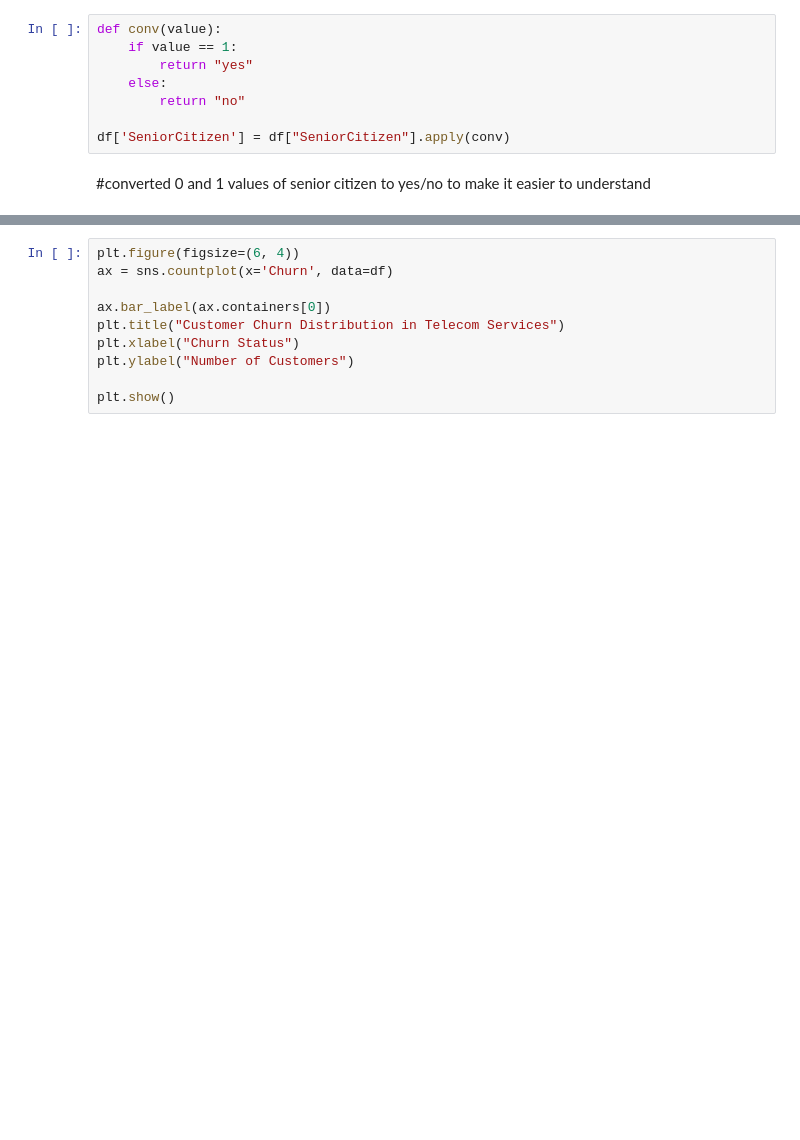
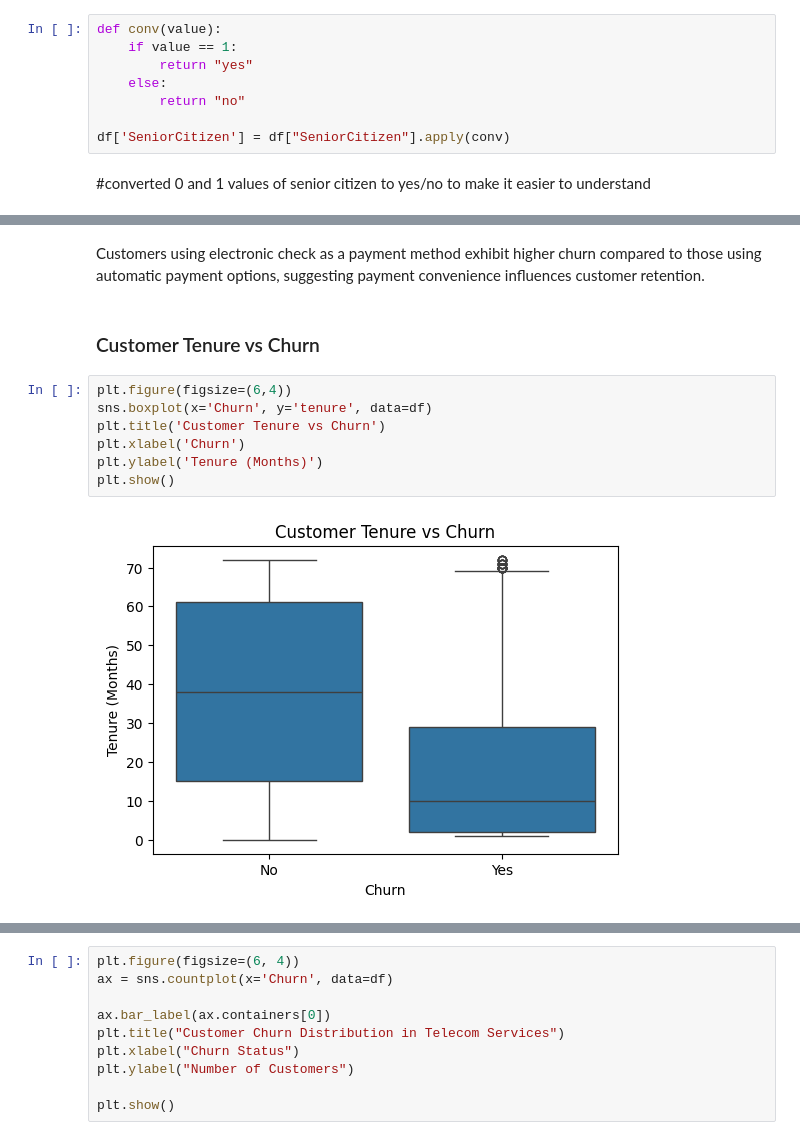
Before and after one commit to aryan050200/Customer-Churn-Analysis-Telecom, a Jupyter notebook: Customer_Churn_Analysis_Aryan_Kumar.ipynb, the cells around one changed output, grey strips where cells are left out. Saved outputs shown, nothing was run; the diff lists cells and outputs as text; blank space fills up the shorter version.

```diff
--- a/Customer_Churn_Analysis_Aryan_Kumar.ipynb
+++ b/Customer_Churn_Analysis_Aryan_Kumar.ipynb
@@ -114,0 +141,13 @@ df['SeniorCitizen'] = df["SeniorCitizen"].apply(conv)
+# %% [markdown]
+Customers using electronic check as a payment method exhibit higher churn compared to those using automatic payment options, suggesting payment convenience influences customer retention.
+# %% [markdown]
+### Customer Tenure vs Churn
+# %%
+plt.figure(figsize=(6,4))
+sns.boxplot(x='Churn', y='tenure', data=df)
+plt.title('Customer Tenure vs Churn')
+plt.xlabel('Churn')
+plt.ylabel('Tenure (Months)')
+plt.show()
+# %% [output]
+[figure, added]
```
Also changed, not shown: parts of 10 cells of this notebook.
